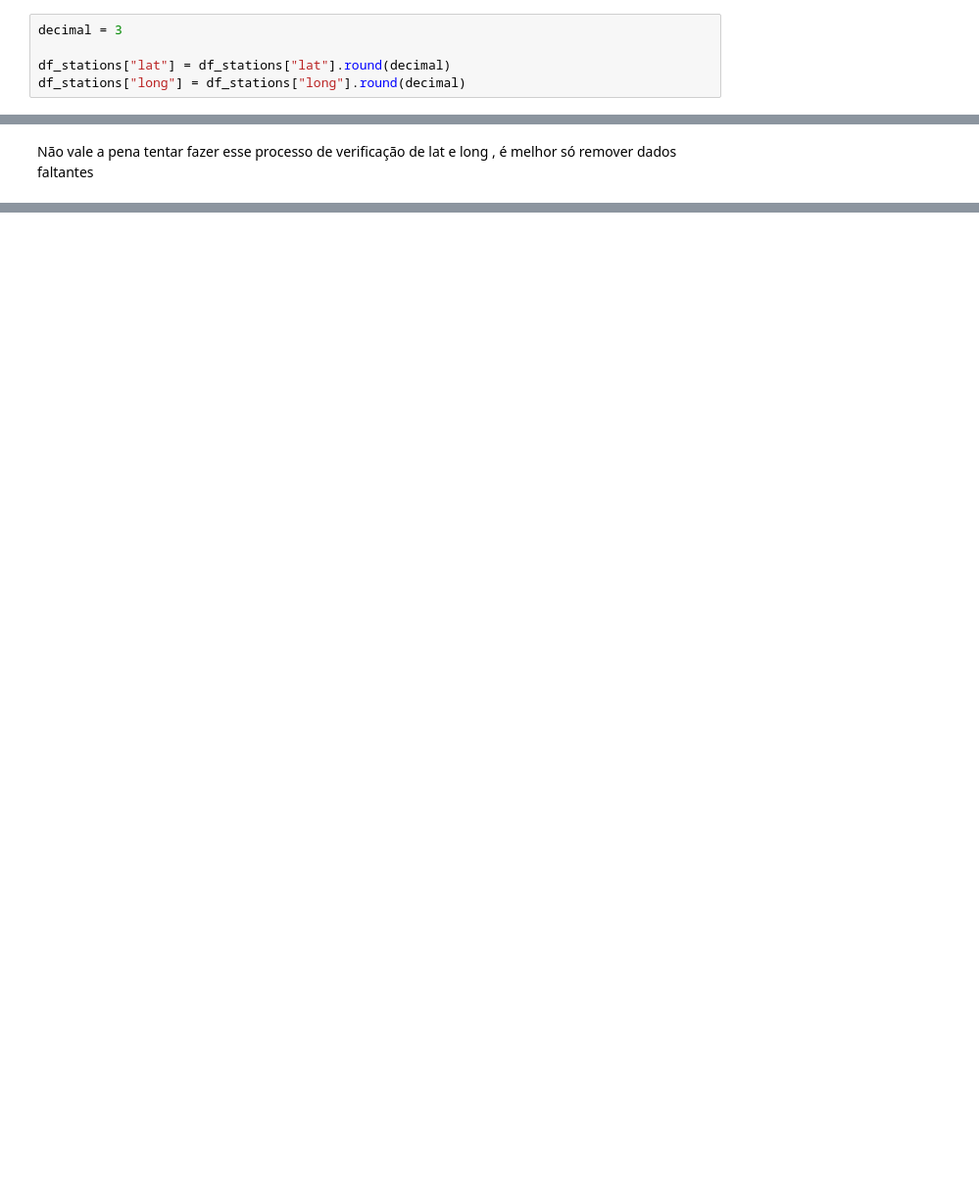
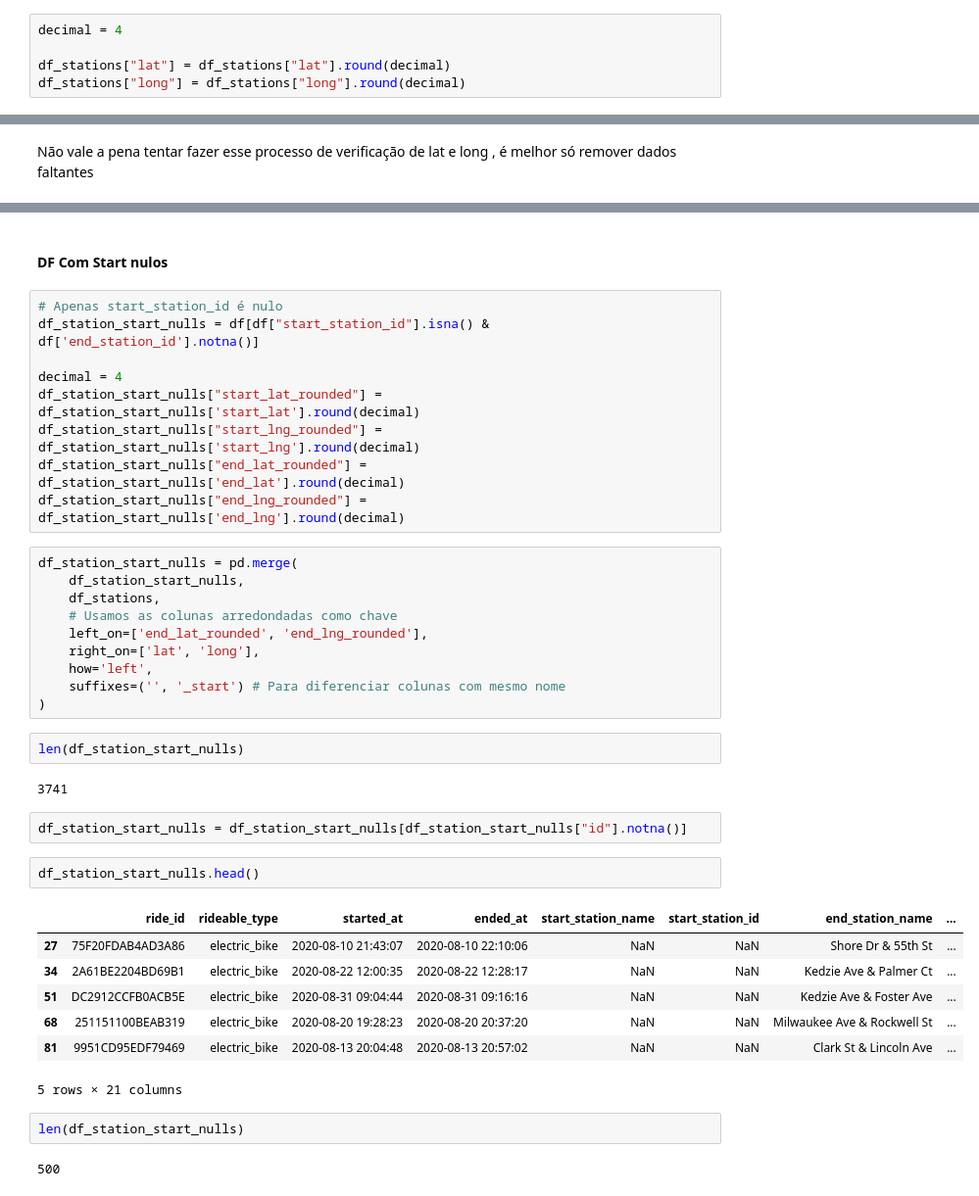
Before and after one commit to LuisMig-code/Cyclistic-Capstone-Project-Analytics, a Jupyter notebook: notebooks/01_exploration_temp.ipynb, the cells around one changed output, grey strips where cells are left out. Shown at 98% size. Drawn from its saved outputs; the diff is of its cells as text; blank space fills up the shorter version.

```diff
--- a/notebooks/01_exploration_temp.ipynb
+++ b/notebooks/01_exploration_temp.ipynb
@@ -67,7 +182,7 @@ df_stations.head()
 # %%
 df_stations = df_stations.drop_duplicates(subset="id")
 # %%
-decimal = 3
+decimal = 4
 
 df_stations["lat"] = df_stations["lat"].round(decimal)
 df_stations["long"] = df_stations["long"].round(decimal)
@@ -114,0 +328,41 @@ Não vale a pena tentar fazer esse processo de verificação de lat e long , é
+# %% [markdown]
+#### DF Com Start nulos
+# %%
+# Apenas start_station_id é nulo
+df_station_start_nulls = df[df["start_station_id"].isna() & df['end_station_id'].notna()]
+
+decimal = 4
+df_station_start_nulls["start_lat_rounded"] = df_station_start_nulls['start_lat'].round(decimal)
+df_station_start_nulls["start_lng_rounded"] = df_station_start_nulls['start_lng'].round(decimal)
+df_station_start_nulls["end_lat_rounded"] = df_station_start_nulls['end_lat'].round(decimal)
+df_station_start_nulls["end_lng_rounded"] = df_station_start_nulls['end_lng'].round(decimal)
+# %%
+df_station_start_nulls = pd.merge(
+    df_station_start_nulls,
+    df_stations,
+    # Usamos as colunas arredondadas como chave
+    left_on=['end_lat_rounded', 'end_lng_rounded'],
+    right_on=['lat', 'long'],
+    how='left',
+    suffixes=('', '_start') # Para diferenciar colunas com mesmo nome
+)
+# %%
+len(df_station_start_nulls)
+# %% [output]
+3741
+# %%
+df_station_start_nulls = df_station_start_nulls[df_station_start_nulls["id"].notna()]
+# %%
+df_station_start_nulls.head()
+# %% [output]
+|  | ride_id | rideable_type | started_at | ended_at | start_station_name | start_station_id | end_station_name | ... |
+| 27 | 75F20FDAB4AD3A86 | electric_bike | 2020-08-10 21:43:07 | 2020-08-10 22:10:06 | NaN | NaN | Shore Dr & 55th St | ... |
+| 34 | 2A61BE2204BD69B1 | electric_bike | 2020-08-22 12:00:35 | 2020-08-22 12:28:17 | NaN | NaN | Kedzie Ave & Palmer Ct | ... |
+| 51 | DC2912CCFB0ACB5E | electric_bike | 2020-08-31 09:04:44 | 2020-08-31 09:16:16 | NaN | NaN | Kedzie Ave & Foster Ave | ... |
+| 68 | 251151100BEAB319 | electric_bike | 2020-08-20 19:28:23 | 2020-08-20 20:37:20 | NaN | NaN | Milwaukee Ave & Rockwell St | ... |
+| 81 | 9951CD95EDF79469 | electric_bike | 2020-08-13 20:04:48 | 2020-08-13 20:57:02 | NaN | NaN | Clark St & Lincoln Ave | ... |
+5 rows × 21 columns
+# %%
+len(df_station_start_nulls)
+# %% [output]
+500
```
Also changed, not shown: parts of 86 cells of this notebook, 4 other files.
